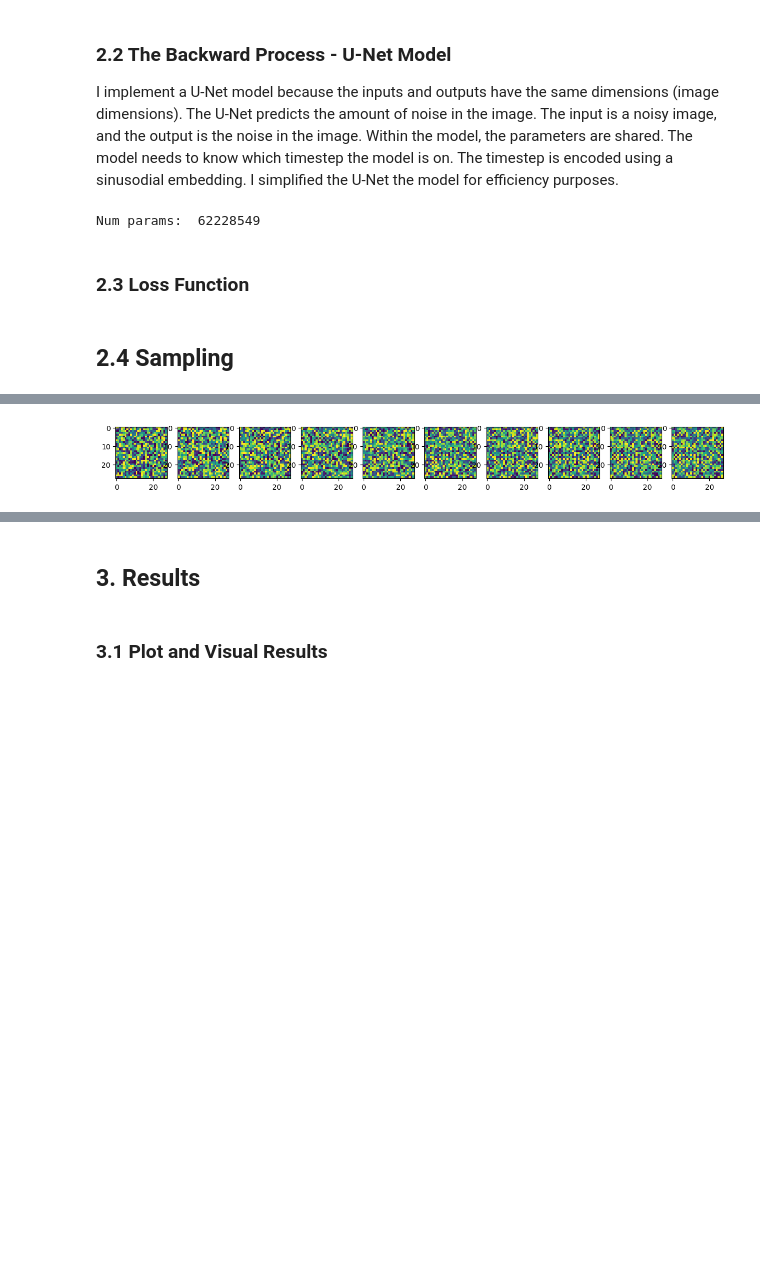
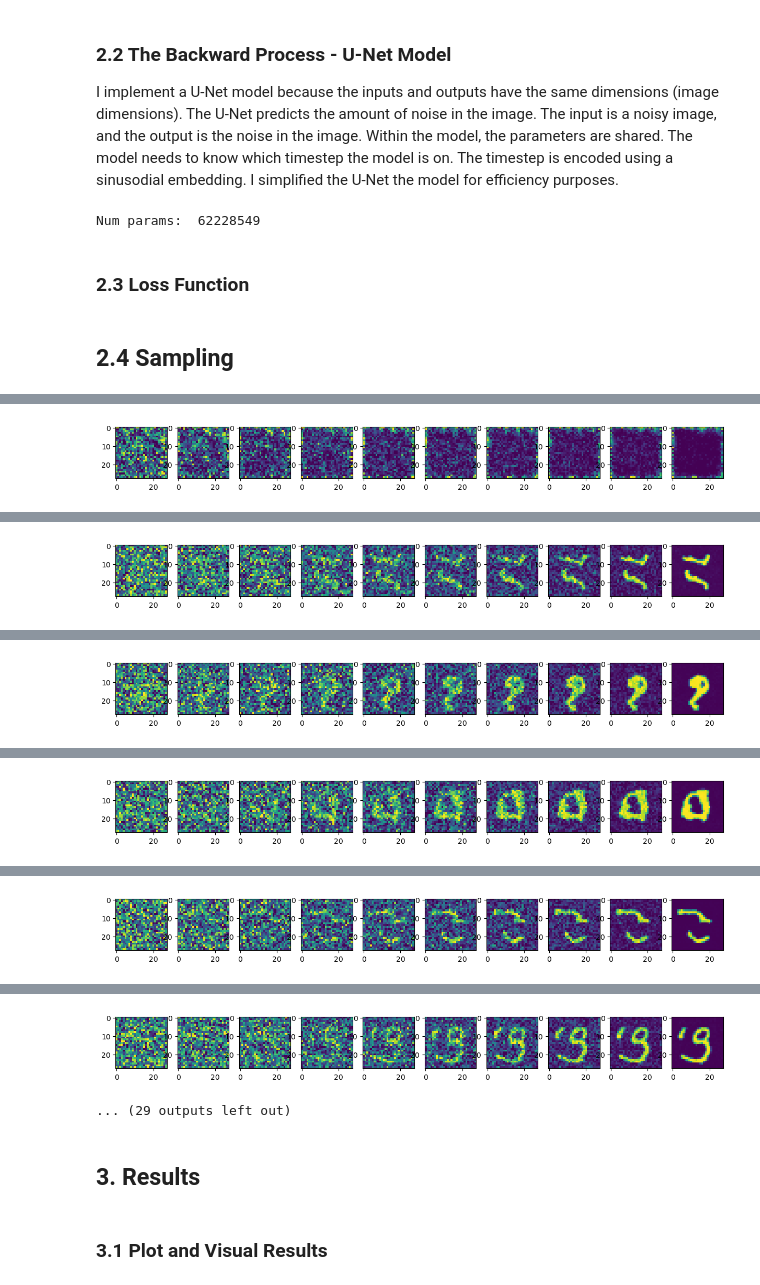
Before and after one commit to CamdenKitowski/DenoisingDiffusionModels, a Jupyter notebook: DenoisingDiffusionModel.ipynb, the cells around one changed output, grey strips where cells are left out. Drawn from its saved outputs; the diff is of its cells as text; code cells hidden in the pictures; blank space fills up the shorter version.

```diff
--- a/DenoisingDiffusionModel.ipynb
+++ b/DenoisingDiffusionModel.ipynb
@@ -149,7 +148,7 @@ posterior_variance = betas * (1. - alphas_cumprod_prev) / (1. - alphas_cumprod)
 BATCH_SIZE = 128
 IMG_SIZE = 28
 
-def load_dataset():
+def load_transformed_dataset():
     data_transforms = [
         transforms.Resize((IMG_SIZE, IMG_SIZE)),
         transforms.RandomHorizontalFlip(),
@@ -179,7 +178,7 @@ def show_tensor_image(image):
         image = image[0, :, :, :]
     plt.imshow(reverse_transforms(image))
 
-data = load_dataset()
+data = load_transformed_dataset()
 dataloader = DataLoader(data, batch_size=BATCH_SIZE, shuffle=True, drop_last=True)
 # %%
 # Simulate forward diffusion
@@ -379,7 +373,7 @@ def sample_timestep(x, t):
         return model_mean + torch.sqrt(posterior_variance_t) * noise
 
 @torch.no_grad()
-def plot_sample():
+def sample_plot_image():
     """
     Plot images in training from isotropic noise (left) to new sampled
     image (right)
@@ -445,8 +439,8 @@ for epoch in range(epochs):
 
       if epoch % 5 == 0 and step == 0:
         print(f"Epoch {epoch} | Loss: {loss.item()} ")
-        plot_sample() # just to look to see progress in training
-      break
+        sample_plot_image() # just to look to see progress in training
+
     epoch_loss = total_loss / len(dataloader)
     losses.append(epoch_loss)
     print(f"Epoch {epoch+1}/{epochs}, Loss: {epoch_loss}")
@@ -455 +449 @@ Epoch 0 | Loss: 0.8042280077934265
-[figure, old version]
+[figure, new version]
@@ -458,0 +456 @@ Wall time: 5.63 s
+[figure, added]
@@ -458,0 +463 @@ Wall time: 5.63 s
+[figure, added]
@@ -458,0 +470 @@ Wall time: 5.63 s
+[figure, added]
@@ -458,0 +477 @@ Wall time: 5.63 s
+[figure, added]
@@ -459,3 +484,5 @@ Wall time: 5.63 s
+[figure, added]
+... (29 outputs left out)
 # %%
 def save_model(model):
     torch.save(model.state_dict(), "./model.pth")
```
Also changed, not shown: parts of 15 cells of this notebook.
